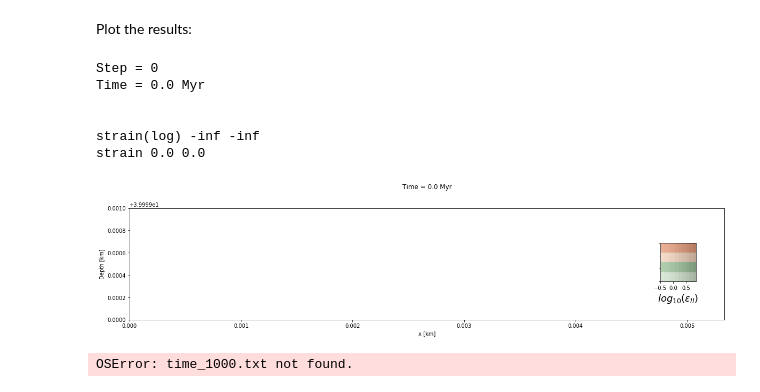
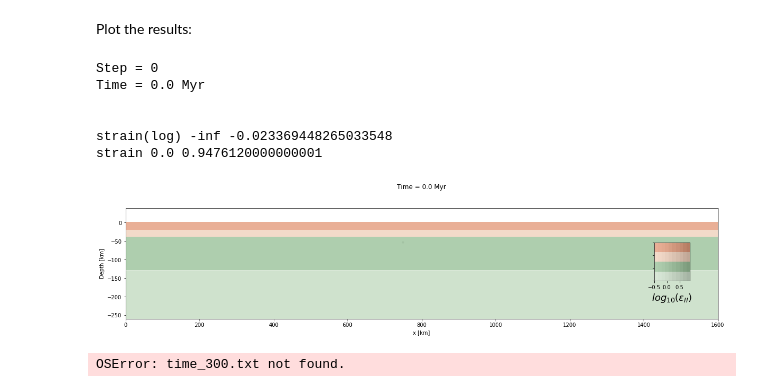
Before and after one commit to ggciag/mandyoc, a Jupyter notebook: examples/continental_rift_non_dimensional/create_input_and_plot_non_dim.ipynb, the cells around one changed output. Drawn from its saved outputs; the diff is of its cells as text; code cells hidden in the pictures.

Commit message:
ipython notebook example of continental rift in non-dimensional units

```diff
--- a/examples/continental_rift_non_dimensional/create_input_and_plot_non_dim.ipynb
+++ b/examples/continental_rift_non_dimensional/create_input_and_plot_non_dim.ipynb
@@ -59,19 +58,19 @@ X, Z = np.meshgrid(x, z)
 They are in meters.
 # %%
 # Sticky air layer:
-thickness_sa = 40.0e3/Lz0
+thickness_sa = 40.0e3
 
 # Lower crust:
-thickness_lower_crust = 20.0e3/Lz0
+thickness_lower_crust = 20.0e3
 
 # Upper crust:
-thickness_upper_crust = 20.0e3/Lz0
+thickness_upper_crust = 20.0e3
 
 # Lithosphere:
-thickness_litho = 130.0e3/Lz0
+thickness_litho = 130.0e3
 
 # Seed depth bellow base of lower crust
-seed_depth = 13.0e3/Lz0
+seed_depth = 13.0e3
 # %% [markdown]
 ### Create the interfaces (bottom first)
 # %%
@@ -148,24 +148,22 @@ Layer properties:
 Huc = 2.5e-6 / 2700.0
 Hlc = 0.8e-6 / 2800.0
 
-
 # Create and save the interface file:
 with open("interfaces.txt", "w") as f:
     layer_properties = f"""
         C   1.0       1.0        0.1        1.0        1.0         1.0         1.0
-        rho {3378.0/drho0} {3354.0/drho0} {3354.0/drho0} {3354.0/drho0}  {2800.0/drho0}  {2700.0/drho0}  {1.0/drho0}
+        rho {3378.0/drho0} {3354.0/drho0} {3354.0/drho0} {3354.0/drho0} {2800.0/drho0} {2700.0/drho0} {1.0/drho0}
         H   0.0       9.0e-12    9.0e-12    9.0e-12    {Hlc}       {Huc}       0.0
         A   1.393e-14 2.4168e-15 2.4168e-15 2.4168e-15 8.574e-28   8.574e-28   1.0e-18
         n   3.0       3.5        3.5        3.5        4.0         4.0         1.0
         Q   429.0e3   540.0e3    540.0e3    540.0e3    222.0e3     222.0e3     0.0
         V   15.0e-6   25.0e-6    25.0e-6    25.0e-6    0.0         0.0         0.0
-    """
+    """ #Mod linha do rho
 
     for line in layer_properties.split("\n"):
         line = line.strip()
         if len(line):
             f.write(" ".join(line.split()) + "\n")
 
-    # layer interfaces
-    data = -1 * np.array(tuple(interfaces.values())).T
-    np.savetxt(f, data, fmt="%.4f")
+    data = -1 * np.array(tuple(interfaces.values())).T /Lz0 #Mod
+    np.savetxt(f, data, fmt="%.7f") #Mod
@@ -597,9 +566,9 @@ mpirun -n NUMBER_OF_CORES mandyoc -seed 0,2 -strain_seed 0.0,1.0
 Determine the initial and final step to make the plots:
 # %%
 step_initial = 0
-step_final = 5000
+step_final = 100
 
-d_step = 1000
+d_step = 300
 # %% [markdown]
 Load the parameter file to generate the grid of the model:
 # %%
@@ -617,10 +586,19 @@ with open("param.txt", "r") as f:
     line = line.split()
     Lz = float(line[2])
 
+Lz *= Lz0 #Mod
+Lx *= Lz0 #Mod
+
 print(
     "nx:", Nx, "\n",
     "nz:", Nz, "\n",
     "Lx:", Lx, "\n",
     "Lz:", Lz
 )
+
+
+dt0 = visc0/(drho0*g0*Lz0) #Mod #Time conversion from the non-dimensional version to seconds
+print(dt0) #Mod
+
+seg_per_year = 365.*24.*3600.
 # %% [output]
@@ -647,6 +626,8 @@ for cont in range(step_initial, step_final + d_step, d_step):
     time = np.loadtxt("time_" + str(cont) + ".txt", dtype="str")
     time = time[:, 2:]
     time = time.astype("float")
+
+    time *= dt0/seg_per_year #Mod
 
     # Read density
     rho = pd.read_csv(
@@ -657,6 +638,7 @@ for cont in range(step_initial, step_final + d_step, d_step):
         header=None,
     )
     rho = rho.to_numpy()
+    rho *= drho0 #Mod
     rho[np.abs(rho) < 1.0e-200] = 0
     rho = np.reshape(rho, (Nx, Nz), order="F")
     rho = np.transpose(rho)
@@ -736,34 +718,34 @@ for cont in range(step_initial, step_final + d_step, d_step):
     xxA, yyA = np.meshgrid(xA, yA)
     air_threshold = 200
     plt.contourf(
         xxA,
         yyA,
         A,
         levels=[air_threshold, 2750, 2900, 3365, 3900],
         colors=colors,
     )
 
     plt.imshow(
         xxA[::-1, :],
         extent=[-0.5, 0.9, 0, 1.5],
         zorder=100,
         alpha=0.2,
         cmap=plt.get_cmap("Greys"),
         vmin=-0.5,
         vmax=0.9,
     )
 
     bv1.set_yticklabels([])
 
     plt.xlabel("$log_{10}(\epsilon_{II})$", size=18)
 
     plt.show()
 # %% [output]
 Step = 0
 Time = 0.0 Myr
 
 
-strain(log) -inf -inf
-strain 0.0 0.0
+strain(log) -inf -0.023369448265033548
+strain 0.0 0.9476120000000001
-[figure, old version]
+[figure, new version]
-OSError: time_1000.txt not found.
+OSError: time_300.txt not found.
```
Also changed, not shown: parts of 18 cells of this notebook.
